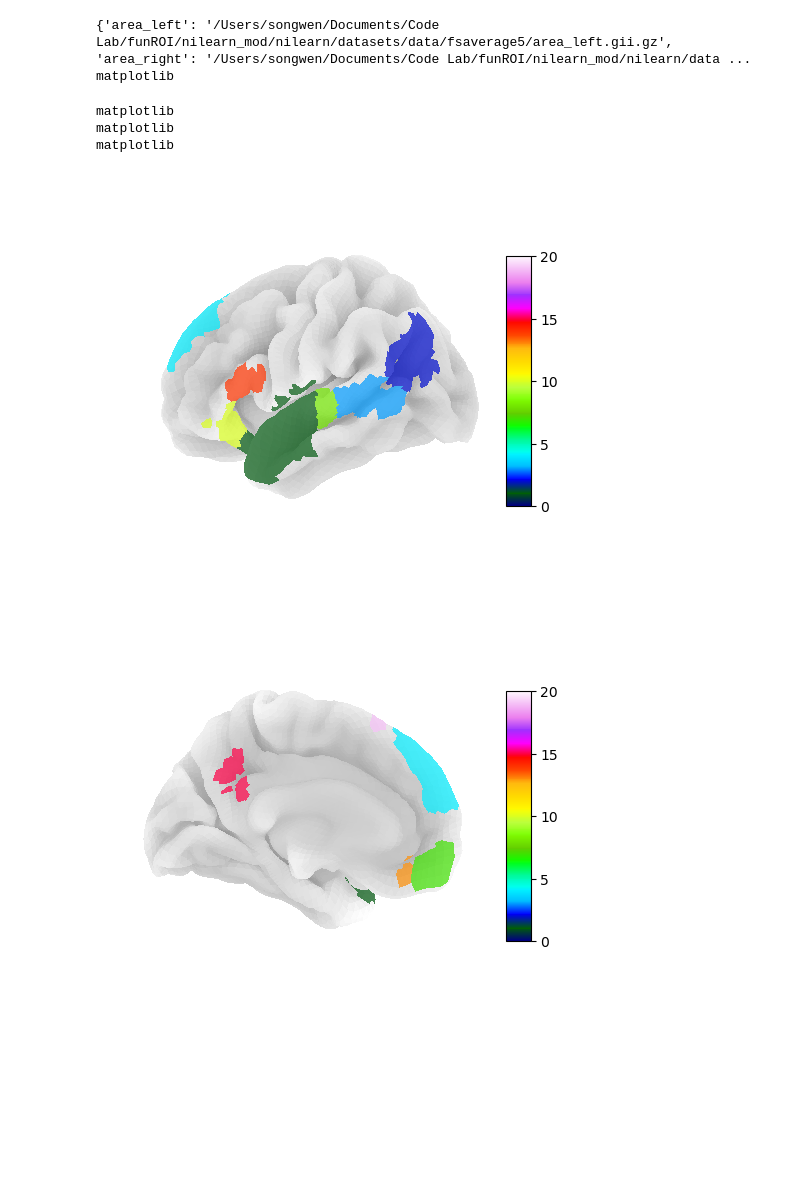
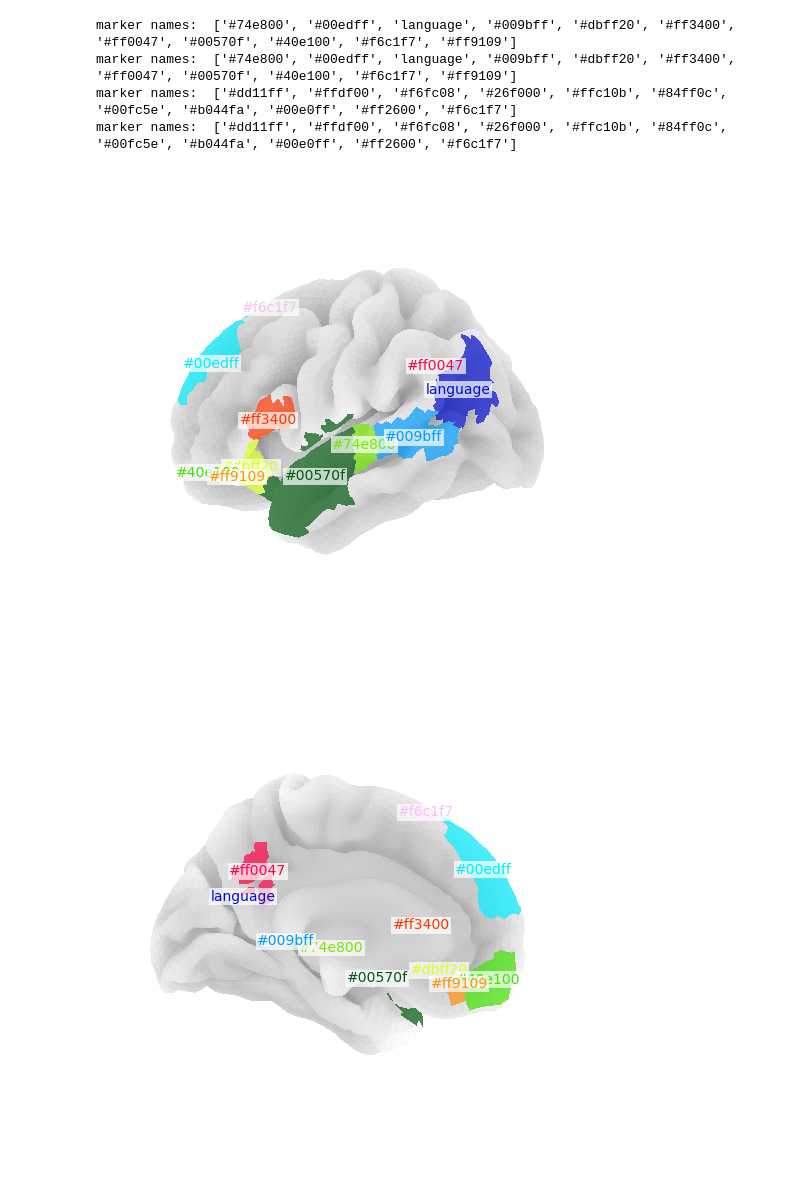
Before and after one commit to GT-LIT-Lab/funROI, a Jupyter notebook: funROI-trial.ipynb, the cells around one changed output. Drawn from its saved outputs; the diff is of its cells as text; code cells hidden in the pictures; blank space fills up the shorter version.

```diff
--- a/funROI-trial.ipynb
+++ b/funROI-trial.ipynb
@@ -37,8 +20,8 @@ subjects2 = ['152427', '152831', '153025', '153126']
 fsaverage = fetch_surf_fsaverage('fsaverage5')
 
 def plot_surf(data, views=["lateral", "medial"], hemispheres=["left", "right"],
-              inflate=False):
-   print(fsaverage)
+              inflate=False,prev_marker=None,new_marker=None):
+#    print(fsaverage)
    surf_data = {
        "left": vol_to_surf(data, fsaverage.pial_left,
                            interpolation='nearest', radius=0),
@@ -53,11 +36,14 @@ def plot_surf(data, views=["lateral", "medial"], hemispheres=["left", "right"],
                 roi_map=surf_data[hemi],
                 hemi=hemi,
                 view=view,
+                # engine="plotly",
                 bg_on_data=True,
                 bg_map=getattr(fsaverage, f"sulc_{hemi}"),
                 darkness=0.5,
                 cmap="gist_ncar",
                 avg_method='max',
+                prev_marker=prev_marker,
+                new_marker=new_marker
             )
 # %%
 import funROI
@@ -97,12 +83,11 @@ parcels_generator.add_subjects(
 )
 parcels = parcels_generator.run()
 # %%
-plot_surf(parcels, views=["lateral", "medial"], hemispheres=["left", "right"])
+plot_surf(parcels, views=["lateral", "medial"], hemispheres=["left", "right"],prev_marker="#000ecd",new_marker="language")
 # %% [output]
-{'area_left': '/Users/songwen/Documents/Code Lab/funROI/nilearn_mod/nilearn/datasets/data/fsaverage5/area_left.gii.gz', 'area_right': '/Users/songwen/Documents/Code Lab/funROI/nilearn_mod/nilearn/data ...
-matplotlib
+marker names:  ['#74e800', '#00edff', 'language', '#009bff', '#dbff20', '#ff3400', '#ff0047', '#00570f', '#40e100', '#f6c1f7', '#ff9109']
+marker names:  ['#74e800', '#00edff', 'language', '#009bff', '#dbff20', '#ff3400', '#ff0047', '#00570f', '#40e100', '#f6c1f7', '#ff9109']
+marker names:  ['#dd11ff', '#ffdf00', '#f6fc08', '#26f000', '#ffc10b', '#84ff0c', '#00fc5e', '#b044fa', '#00e0ff', '#ff2600', '#f6c1f7']
+marker names:  ['#dd11ff', '#ffdf00', '#f6fc08', '#26f000', '#ffc10b', '#84ff0c', '#00fc5e', '#b044fa', '#00e0ff', '#ff2600', '#f6c1f7']
-matplotlib
-matplotlib
-matplotlib
-[figure, old version]
+[figure, new version]
-[figure, old version]
+[figure, new version]
```
Also changed, not shown: parts of 3 cells of this notebook, 1 other file.
